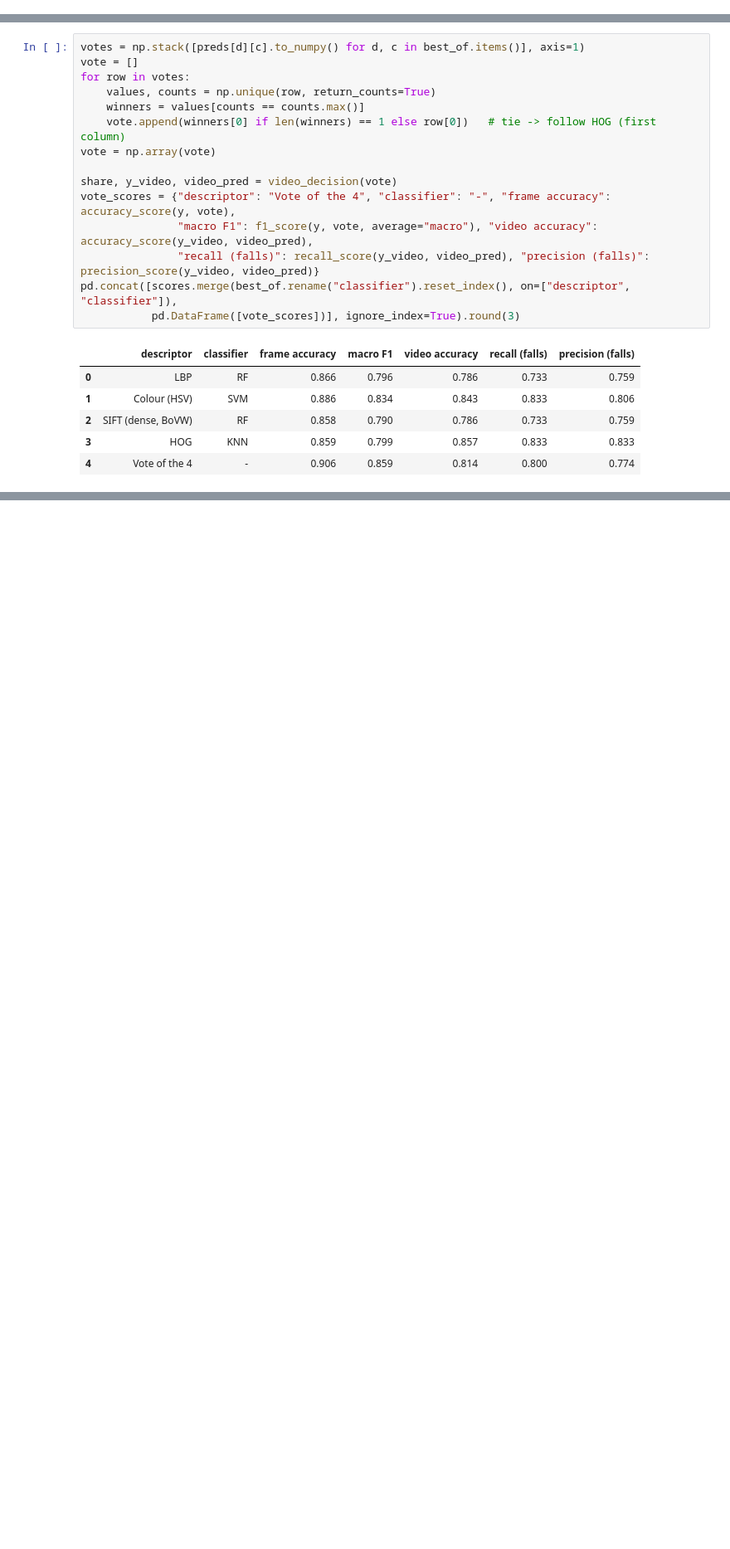
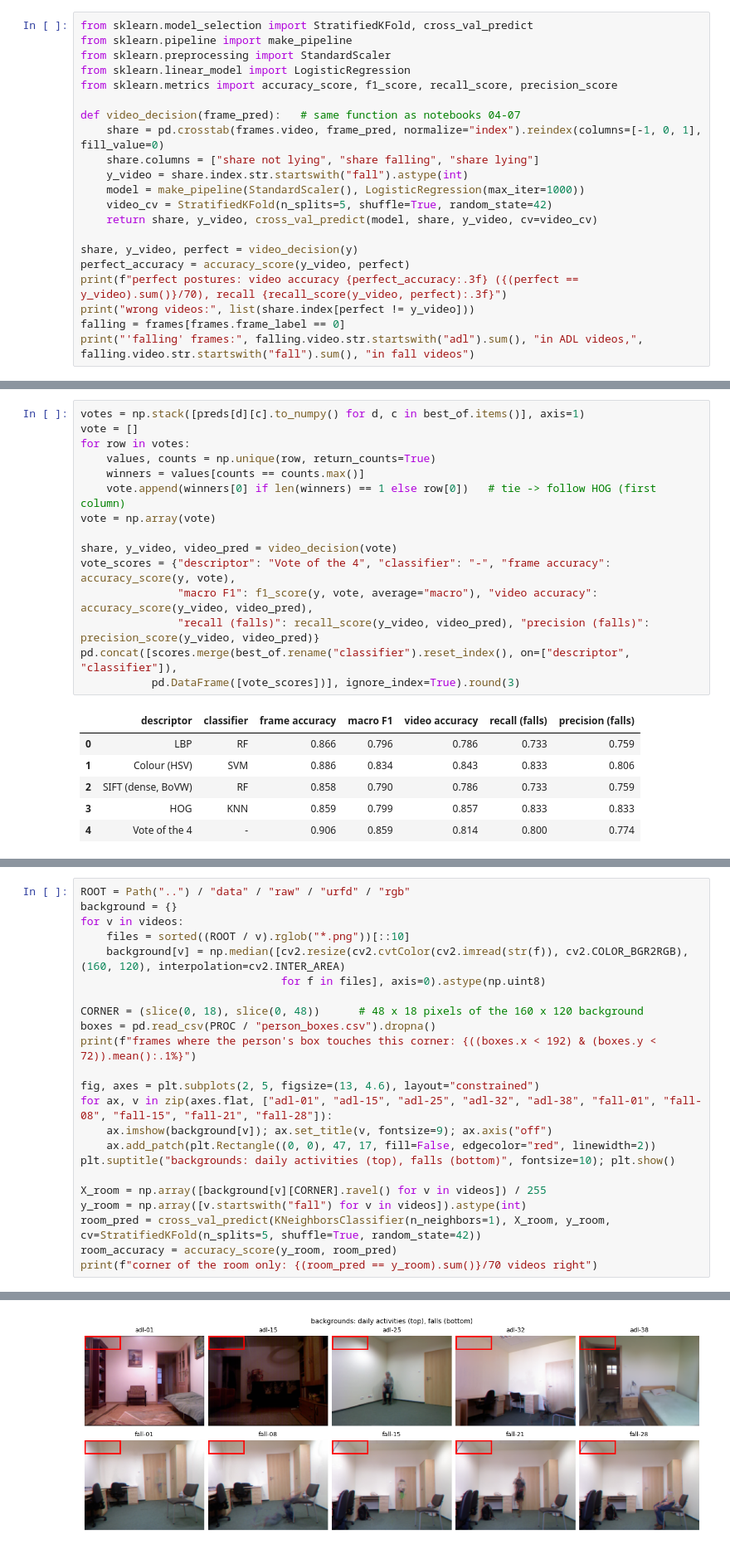
Before and after one commit to MahranAmor/UR-Fall-Detection, a Jupyter notebook: notebooks/08_traditional_benchmark.ipynb, the cells around one changed output, grey strips where cells are left out. Shown at 83% size. Drawn from its saved outputs; the diff is of its cells as text; blank space fills up the shorter version.

```diff
--- a/notebooks/08_traditional_benchmark.ipynb
+++ b/notebooks/08_traditional_benchmark.ipynb
@@ -118,0 +125,21 @@ The *falling* share gap explains a bit more (0.40): the video answer depends on
+# %%
+from sklearn.model_selection import StratifiedKFold, cross_val_predict
+from sklearn.pipeline import make_pipeline
+from sklearn.preprocessing import StandardScaler
+from sklearn.linear_model import LogisticRegression
+from sklearn.metrics import accuracy_score, f1_score, recall_score, precision_score
+
+def video_decision(frame_pred):   # same function as notebooks 04-07
+    share = pd.crosstab(frames.video, frame_pred, normalize="index").reindex(columns=[-1, 0, 1], fill_value=0)
+    share.columns = ["share not lying", "share falling", "share lying"]
+    y_video = share.index.str.startswith("fall").astype(int)
+    model = make_pipeline(StandardScaler(), LogisticRegression(max_iter=1000))
+    video_cv = StratifiedKFold(n_splits=5, shuffle=True, random_state=42)
+    return share, y_video, cross_val_predict(model, share, y_video, cv=video_cv)
+
+share, y_video, perfect = video_decision(y)
+perfect_accuracy = accuracy_score(y_video, perfect)
+print(f"perfect postures: video accuracy {perfect_accuracy:.3f} ({(perfect == y_video).sum()}/70), recall {recall_score(y_video, perfect):.3f}")
+print("wrong videos:", list(share.index[perfect != y_video]))
+falling = frames[frames.frame_label == 0]
+print("'falling' frames:", falling.video.str.startswith("adl").sum(), "in ADL videos,", falling.video.str.startswith("fall").sum(), "in fall videos")
@@ -189,0 +270,24 @@ Again: better postures ≠ better video answer, and the vote cannot fix the 6 vi
+# %%
+ROOT = Path("..") / "data" / "raw" / "urfd" / "rgb"
+background = {}
+for v in videos:
+    files = sorted((ROOT / v).rglob("*.png"))[::10]
+    background[v] = np.median([cv2.resize(cv2.cvtColor(cv2.imread(str(f)), cv2.COLOR_BGR2RGB), (160, 120), interpolation=cv2.INTER_AREA)
+                               for f in files], axis=0).astype(np.uint8)
+
+CORNER = (slice(0, 18), slice(0, 48))      # 48 x 18 pixels of the 160 x 120 background
+boxes = pd.read_csv(PROC / "person_boxes.csv").dropna()
+print(f"frames where the person's box touches this corner: {((boxes.x < 192) & (boxes.y < 72)).mean():.1%}")
+
+fig, axes = plt.subplots(2, 5, figsize=(13, 4.6), layout="constrained")
+for ax, v in zip(axes.flat, ["adl-01", "adl-15", "adl-25", "adl-32", "adl-38", "fall-01", "fall-08", "fall-15", "fall-21", "fall-28"]):
+    ax.imshow(background[v]); ax.set_title(v, fontsize=9); ax.axis("off")
+    ax.add_patch(plt.Rectangle((0, 0), 47, 17, fill=False, edgecolor="red", linewidth=2))
+plt.suptitle("backgrounds: daily activities (top), falls (bottom)", fontsize=10); plt.show()
+
+X_room = np.array([background[v][CORNER].ravel() for v in videos]) / 255
+y_room = np.array([v.startswith("fall") for v in videos]).astype(int)
+room_pred = cross_val_predict(KNeighborsClassifier(n_neighbors=1), X_room, y_room, cv=StratifiedKFold(n_splits=5, shuffle=True, random_state=42))
+room_accuracy = accuracy_score(y_room, room_pred)
+print(f"corner of the room only: {(room_pred == y_room).sum()}/70 videos right")
+# %% [output]
@@ -189,0 +295 @@ Again: better postures ≠ better video answer, and the vote cannot fix the 6 vi
+[figure, added]
```
Also changed, not shown: parts of 22 cells of this notebook, 6 other files.
